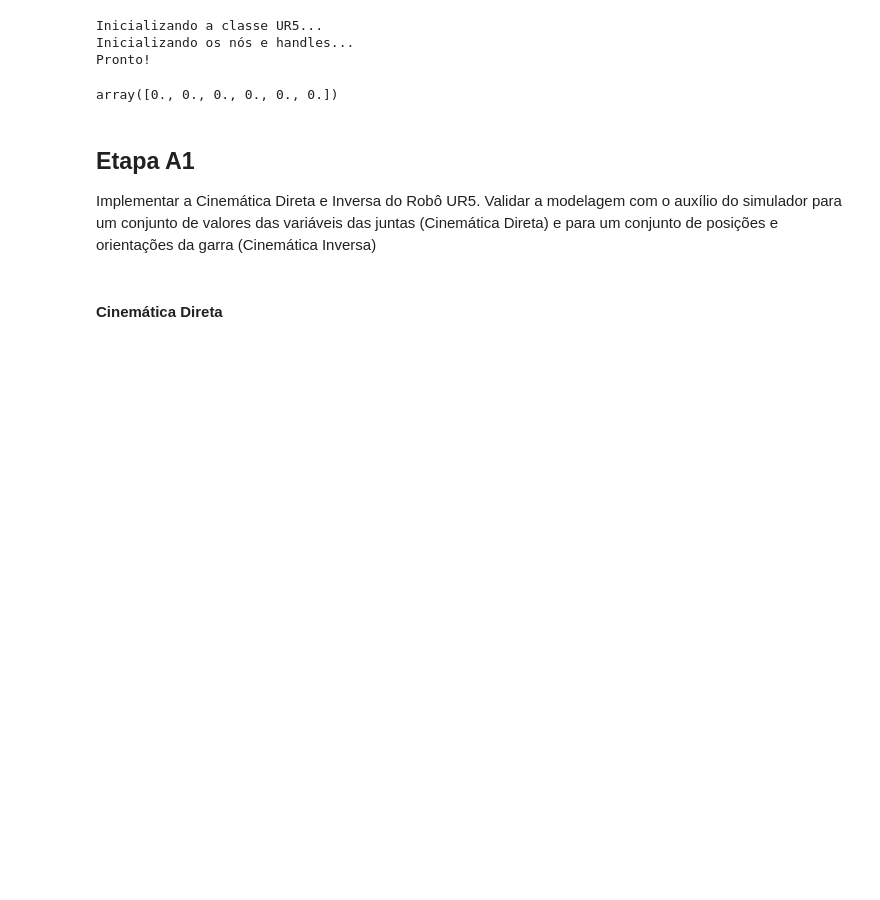
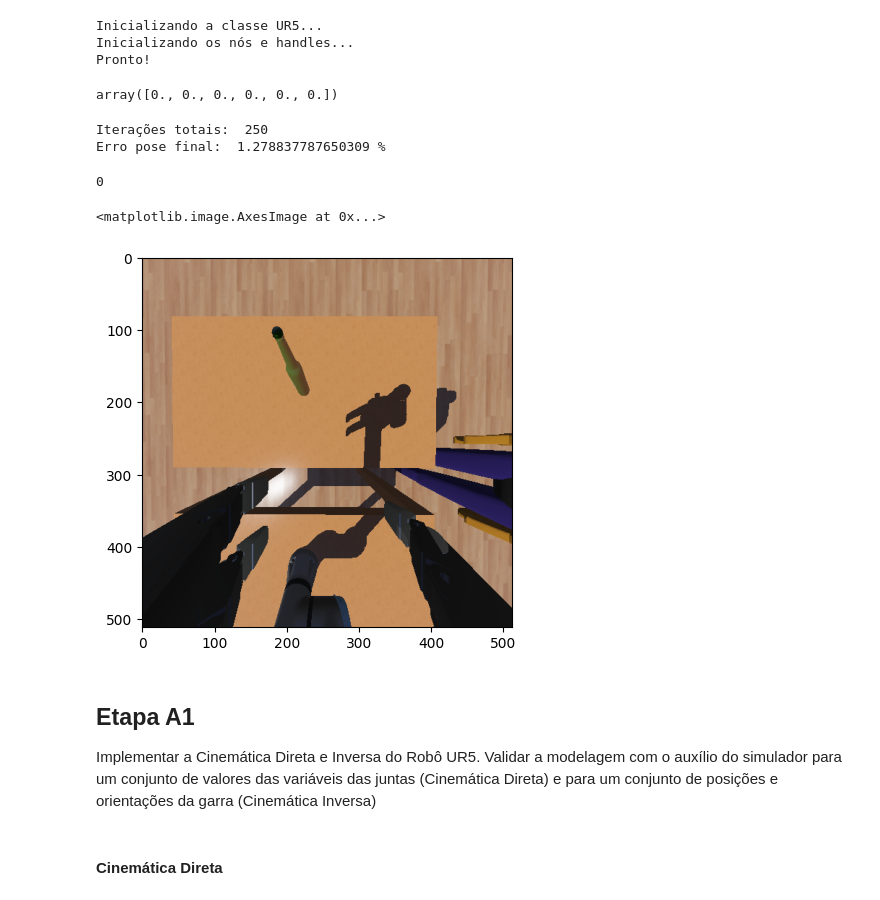
Before and after one commit to lar-deeufba/ur5-pick-and-place-webots, a Jupyter notebook: trabalho.ipynb, the cells around one changed output. Drawn from its saved outputs; the diff is of its cells as text; code cells hidden in the pictures; blank space fills up the shorter version.

Commit message:
camera working without movement bug

```diff
--- a/trabalho.ipynb
+++ b/trabalho.ipynb
@@ -17,3 +17,10 @@ Pronto!
 ur5.get_joint_angles()
 # %% [output]
 array([0., 0., 0., 0., 0., 0.])
+# %%
+ur5.move_to_pose([-0.1, -.55, .4], [PI, 0, -PI/2], wrist='up')
+# %% [output]
+Iterações totais:  250
+Erro pose final:  1.278837787650309 %
+# %%
+cam = ur5.supervisor.getDevice('camera')
@@ -20,3 +29,16 @@ array([0., 0., 0., 0., 0., 0.])
+# %%
+ur5.supervisor.step(ur5.timestep)
+# %% [output]
+0
+# %%
+img = cam.getImageArray()
+image = np.array(img)
+image = image.astype(np.uint8)
+image = image.reshape((512, 512, 3))
+plt.imshow(image)
+# %% [output]
+<matplotlib.image.AxesImage at 0x...>
+[figure, added]
 # %% [markdown]
 ## Etapa A1
 
```
Also changed, not shown: parts of 1 cell of this notebook, 3 other files.
